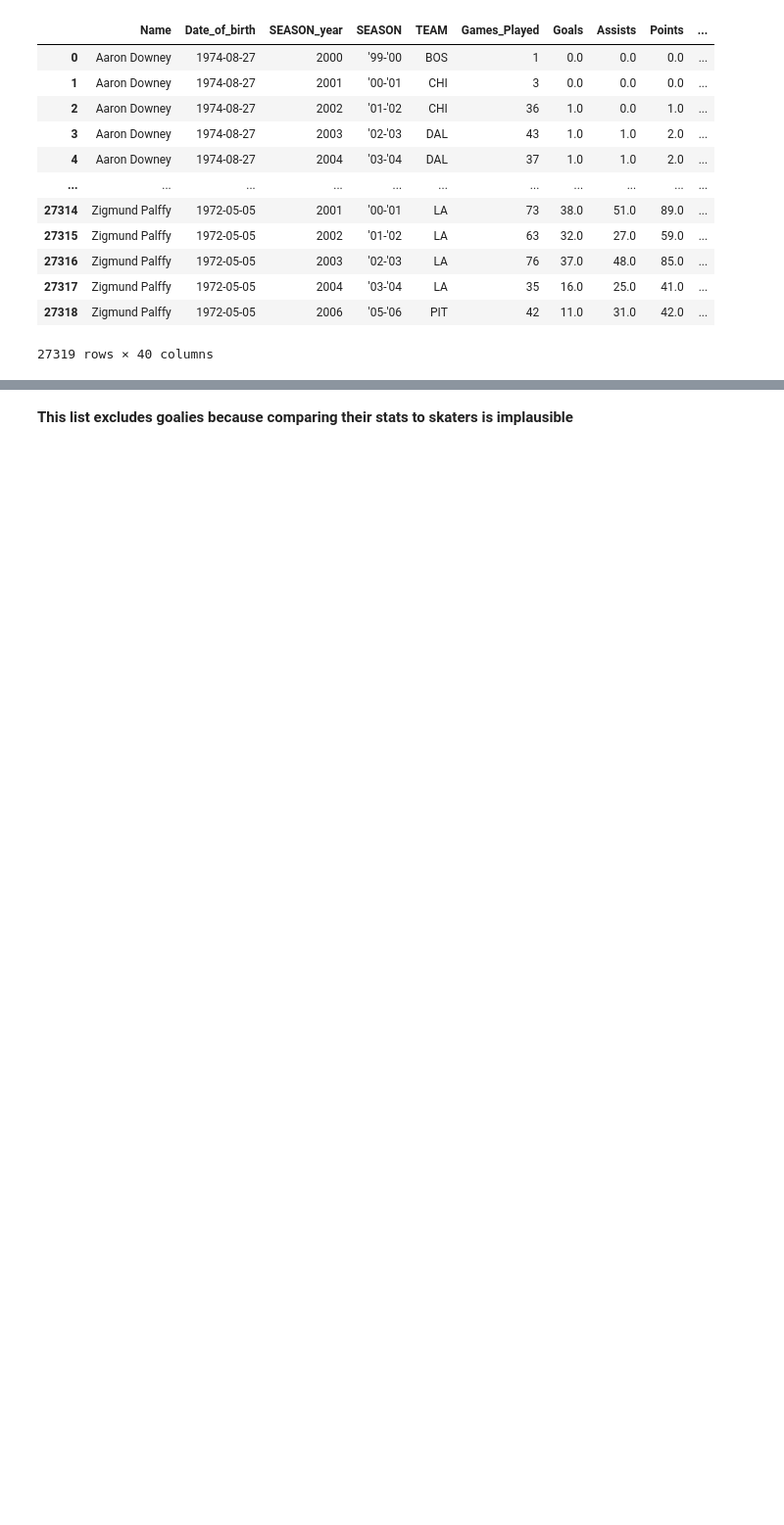
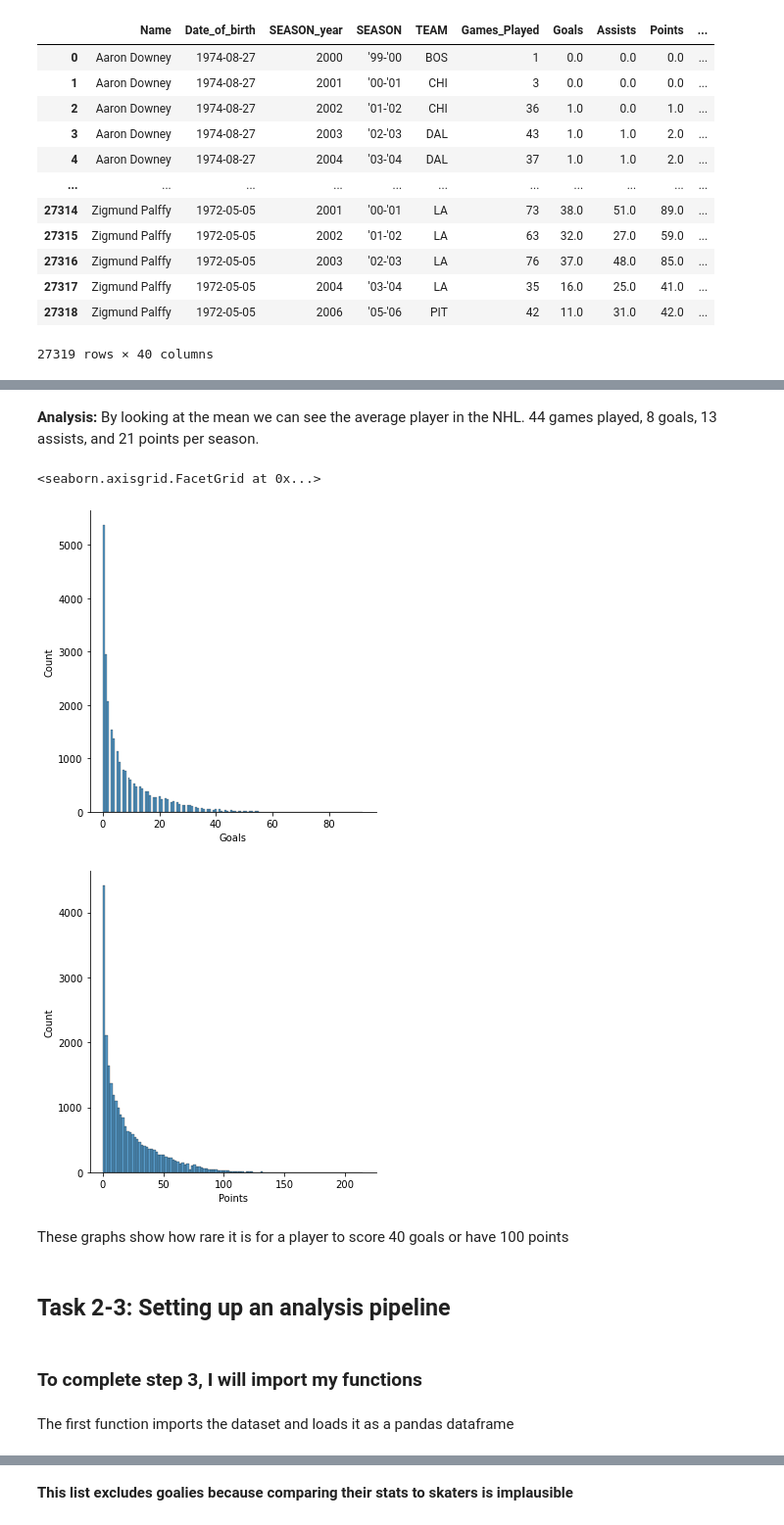
Before and after one commit to data301-2021-winter1/project-group38-project, a Jupyter notebook: notebooks/analysis2.ipynb, the cells around one changed output, grey strips where cells are left out. Shown at 98% size. Drawn from its saved outputs; the diff is of its cells as text; code cells hidden in the pictures; blank space fills up the shorter version.

```diff
--- a/notebooks/analysis2.ipynb
+++ b/notebooks/analysis2.ipynb
@@ -114,0 +61,15 @@ nhl_analysis_merged2
+# %% [markdown]
+**Analysis:** By looking at the mean we can see the average player in the NHL. 44 games played, 8 goals, 13 assists, and 21 points per season.
+# %%
+sns.displot(nhl_stats["Goals"])
+sns.displot(nhl_stats["Points"])
+# %% [output]
+<seaborn.axisgrid.FacetGrid at 0x...>
+[figure, added]
+[figure, added]
+# %% [markdown]
+These graphs show how rare it is for a player to score 40 goals or have 100 points
+# %% [markdown]
+## Task 2-3: Setting up an analysis pipeline
+# %% [markdown]
+### To complete step 3, I will import my functions
@@ -114,0 +78,2 @@ nhl_analysis_merged2
+# %% [markdown]
+The first function imports the dataset and loads it as a pandas dataframe
```
Also changed, not shown: parts of 37 cells of this notebook.
